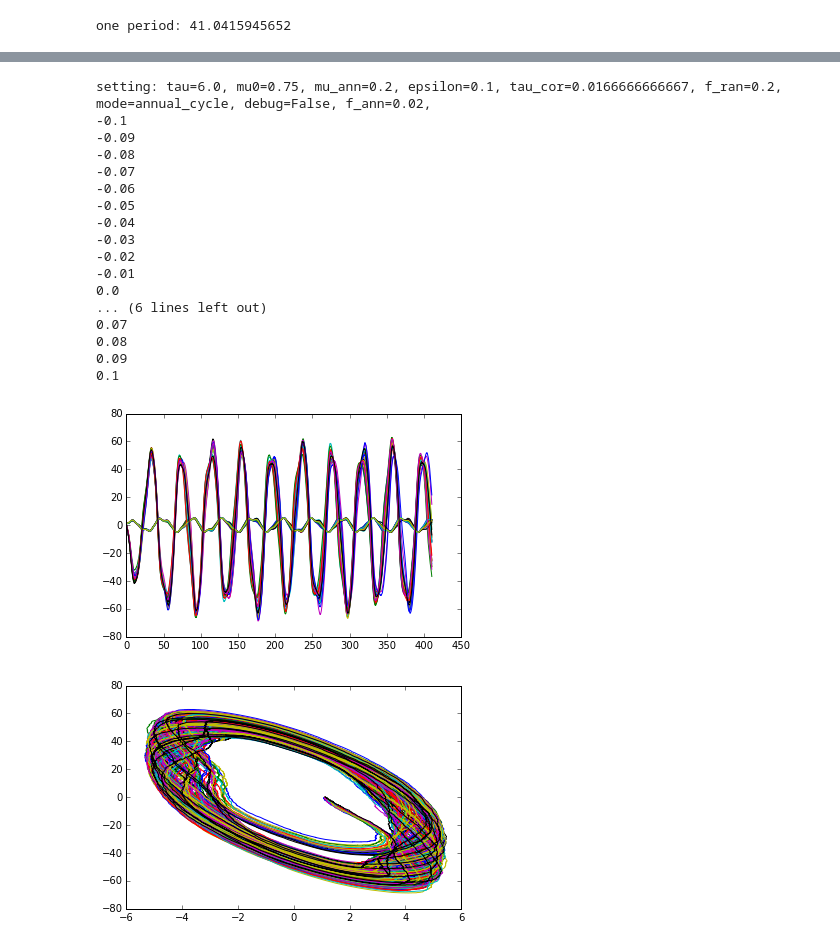
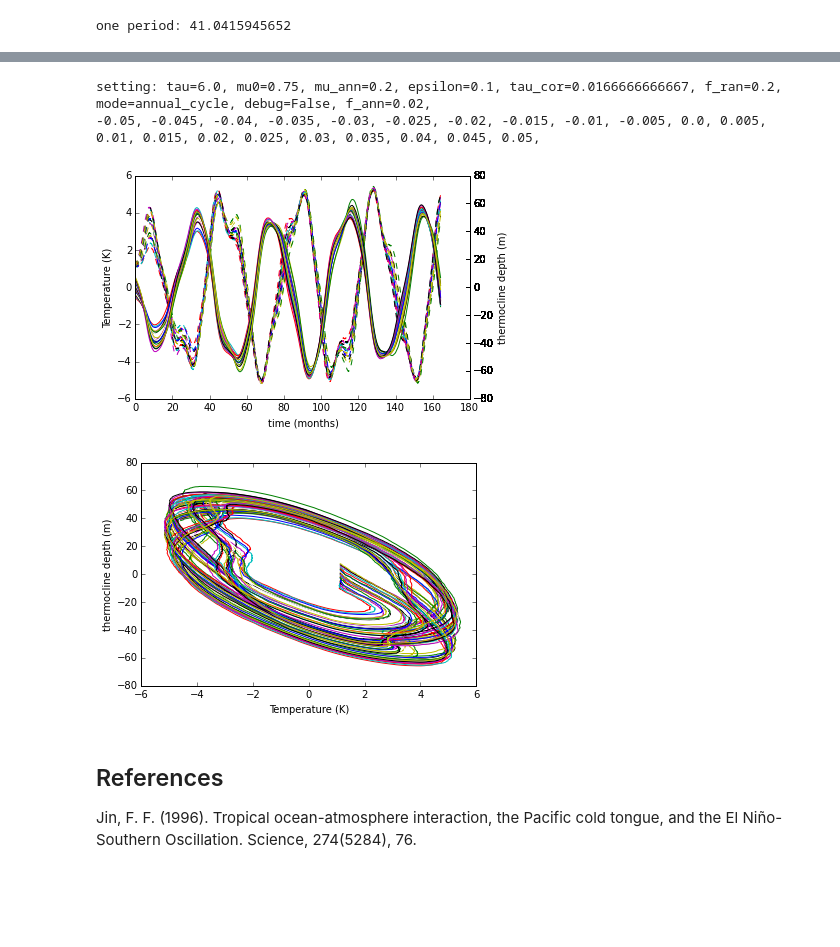
Before and after one commit to markmuetz/mtmw14, a Jupyter notebook: project1/Project1_ENSO_oscillator.ipynb, the cells around one changed output, grey strips where cells are left out. Saved outputs shown, nothing was run; the diff lists cells and outputs as text; code cells hidden in the pictures; blank space fills up the shorter version.

```diff
--- a/project1/Project1_ENSO_oscillator.ipynb
+++ b/project1/Project1_ENSO_oscillator.ipynb
@@ -8,12 +13,14 @@ from ensoplot import plot_output, clear_plots
 import pylab as plt
 %matplotlib inline
 # %%
-# Calculate some periods.
+# Calculate some periods. All values passed into enso_oscillator(...) are non-dimensionalised
+# first and all output is also non-dimensionalised (so needs redimensionalising before e.g.
+# plotting).
 omega_c = np.sqrt(3/32)
 tau_c = 2 * np.pi / omega_c
-one_period = tau_c * sim.TIME_SCALE
+one_period = tau_c
 five_periods = one_period * 5
+print('one period: {}'.format(one_period * sim.TIME_SCALE))
 nt = 10000
-print('one period: {}'.format(one_period))
 # %% [output]
 one period: 41.0415945652
@@ -82,33 +98,19 @@ setting: tau=6.0, mu0=0.75, mu_ann=0.2, epsilon=0.1, tau_cor=0.0166666666667, f_
 # %%
-nperiods = 10
+nperiods = 4
 # Set dt to one day by calculating nt correspondingly.
 nt = int(one_period * nperiods * 30)
 tau=12/sim.TIME_SCALE # N.B. non-dimensionalised
 tau_cor=1/30/sim.TIME_SCALE # N.B. non-dimensionalised
-settings = sim.init_settings(epsilon=0.1, mu0=0.75, mu_ann=0.2, tau=tau,
-                             f_ann=0.02, f_ran=0.2, tau_cor=tau_cor,
-                             mode='annual_cycle', debug=False)
-for h0 in np.linspace(-0.1, 0.1, 21):
-    print(h0)
-    settings['h0'] = h0
-    plot_output(*sim.enso_oscillator(one_period * nperiods, nt, **settings), clear=False)
+
+results = sim.run_enso_ensemble(one_period * nperiods, nt, tau, tau_cor,
+                                h0_min=-0.05, h0_max=0.05)
+plot_ensemble_output(results)
 # %% [output]
 setting: tau=6.0, mu0=0.75, mu_ann=0.2, epsilon=0.1, tau_cor=0.0166666666667, f_ran=0.2, mode=annual_cycle, debug=False, f_ann=0.02,
--0.1
--0.09
--0.08
--0.07
--0.06
--0.05
--0.04
--0.03
--0.02
--0.01
-0.0
-... (6 lines left out)
-0.07
-0.08
-0.09
-0.1
+-0.05, -0.045, -0.04, -0.035, -0.03, -0.025, -0.02, -0.015, -0.01, -0.005, 0.0, 0.005, 0.01, 0.015, 0.02, 0.025, 0.03, 0.035, 0.04, 0.045, 0.05,
-[figure, old version]
+[figure, new version]
-[figure, old version]
+[figure, new version]
+# %% [markdown]
+## References
+
+Jin, F. F. (1996). Tropical ocean-atmosphere interaction, the Pacific cold tongue, and the El Niño-Southern Oscillation. Science, 274(5284), 76.
```
Also changed, not shown: parts of 11 cells of this notebook, 2 other files.
